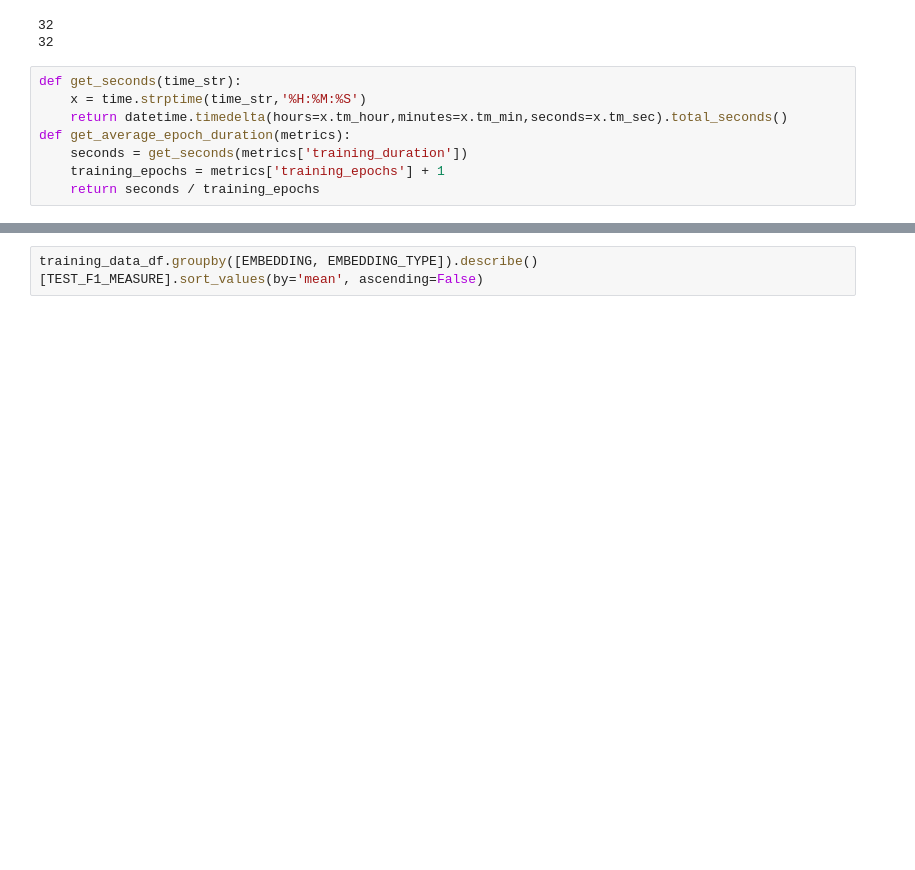
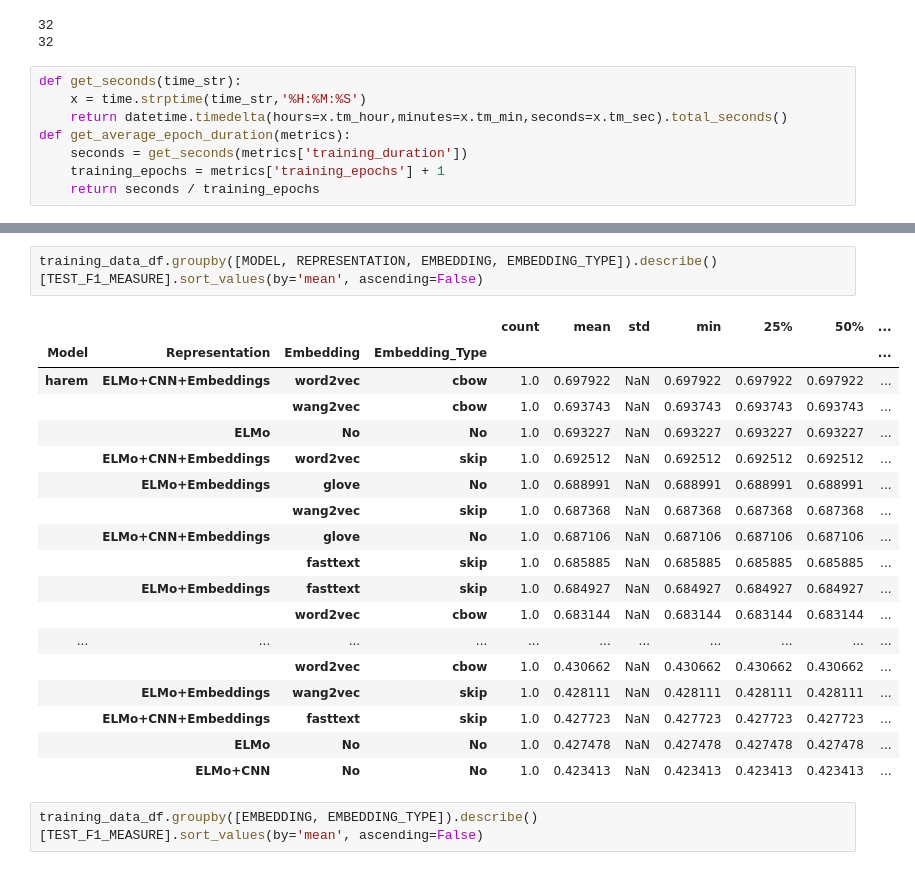
Before and after one commit to pvcastro/deeplearningufg, a Jupyter notebook: anova/Avaliar Resultados HAREM Oficial Mestrado-Todas Possibilidades de Representação.ipynb, the cells around one changed output, grey strips where cells are left out. Cells and saved outputs as stored; diff of their text form; blank space fills up the shorter version.

```diff
--- a/anova/Avaliar Resultados HAREM Oficial Mestrado-Todas Possibilidades de Representação.ipynb
+++ b/anova/Avaliar Resultados HAREM Oficial Mestrado-Todas Possibilidades de Representação.ipynb
@@ -205,3 +245,24 @@ training_data_df.groupby([EMBEDDING]).describe()[TEST_F1_MEASURE].sort_values(by
+# %%
+training_data_df.groupby([MODEL, REPRESENTATION, EMBEDDING, EMBEDDING_TYPE]).describe()[TEST_F1_MEASURE].sort_values(by='mean', ascending=False)
+# %% [output]
+|  |  |  |  | count | mean | std | min | 25% | 50% | ... |
+| Model | Representation | Embedding | Embedding_Type |  |  |  |  |  |  | ... |
+| harem | ELMo+CNN+Embeddings | word2vec | cbow | 1.0 | 0.697922 | NaN | 0.697922 | 0.697922 | 0.697922 | ... |
+|  |  | wang2vec | cbow | 1.0 | 0.693743 | NaN | 0.693743 | 0.693743 | 0.693743 | ... |
+|  | ELMo | No | No | 1.0 | 0.693227 | NaN | 0.693227 | 0.693227 | 0.693227 | ... |
+|  | ELMo+CNN+Embeddings | word2vec | skip | 1.0 | 0.692512 | NaN | 0.692512 | 0.692512 | 0.692512 | ... |
+|  | ELMo+Embeddings | glove | No | 1.0 | 0.688991 | NaN | 0.688991 | 0.688991 | 0.688991 | ... |
+|  |  | wang2vec | skip | 1.0 | 0.687368 | NaN | 0.687368 | 0.687368 | 0.687368 | ... |
+|  | ELMo+CNN+Embeddings | glove | No | 1.0 | 0.687106 | NaN | 0.687106 | 0.687106 | 0.687106 | ... |
+|  |  | fasttext | skip | 1.0 | 0.685885 | NaN | 0.685885 | 0.685885 | 0.685885 | ... |
+|  | ELMo+Embeddings | fasttext | skip | 1.0 | 0.684927 | NaN | 0.684927 | 0.684927 | 0.684927 | ... |
+|  |  | word2vec | cbow | 1.0 | 0.683144 | NaN | 0.683144 | 0.683144 | 0.683144 | ... |
+| ... | ... | ... | ... | ... | ... | ... | ... | ... | ... | ... |
+|  |  | word2vec | cbow | 1.0 | 0.430662 | NaN | 0.430662 | 0.430662 | 0.430662 | ... |
+|  | ELMo+Embeddings | wang2vec | skip | 1.0 | 0.428111 | NaN | 0.428111 | 0.428111 | 0.428111 | ... |
+|  | ELMo+CNN+Embeddings | fasttext | skip | 1.0 | 0.427723 | NaN | 0.427723 | 0.427723 | 0.427723 | ... |
+|  | ELMo | No | No | 1.0 | 0.427478 | NaN | 0.427478 | 0.427478 | 0.427478 | ... |
+|  | ELMo+CNN | No | No | 1.0 | 0.423413 | NaN | 0.423413 | 0.423413 | 0.423413 | ... |
 # %%
 training_data_df.groupby([EMBEDDING, EMBEDDING_TYPE]).describe()[TEST_F1_MEASURE].sort_values(by='mean', ascending=False)
 # %% [output]
```
Also changed, not shown: parts of 10 cells of this notebook, 2 other files.
